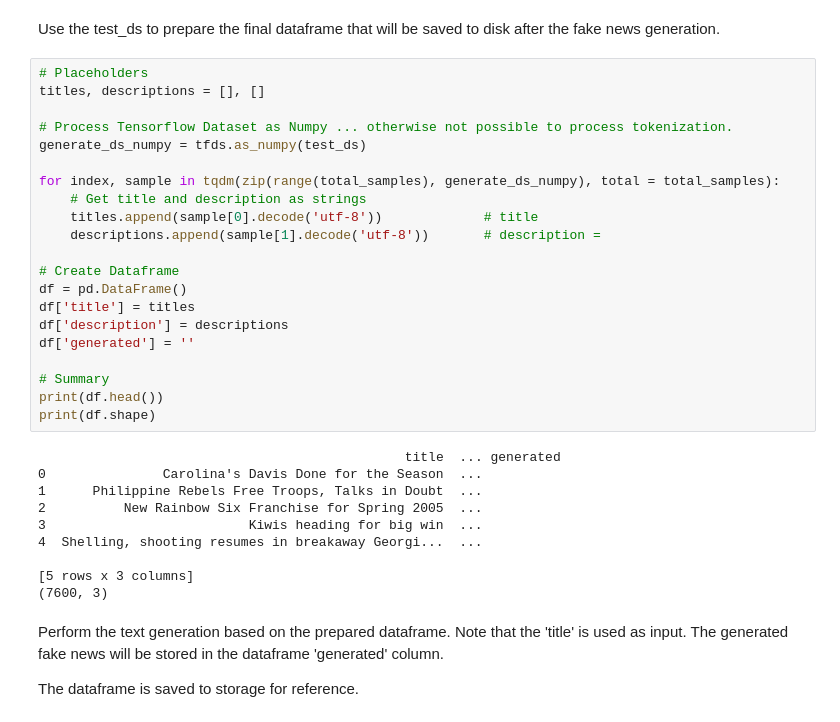
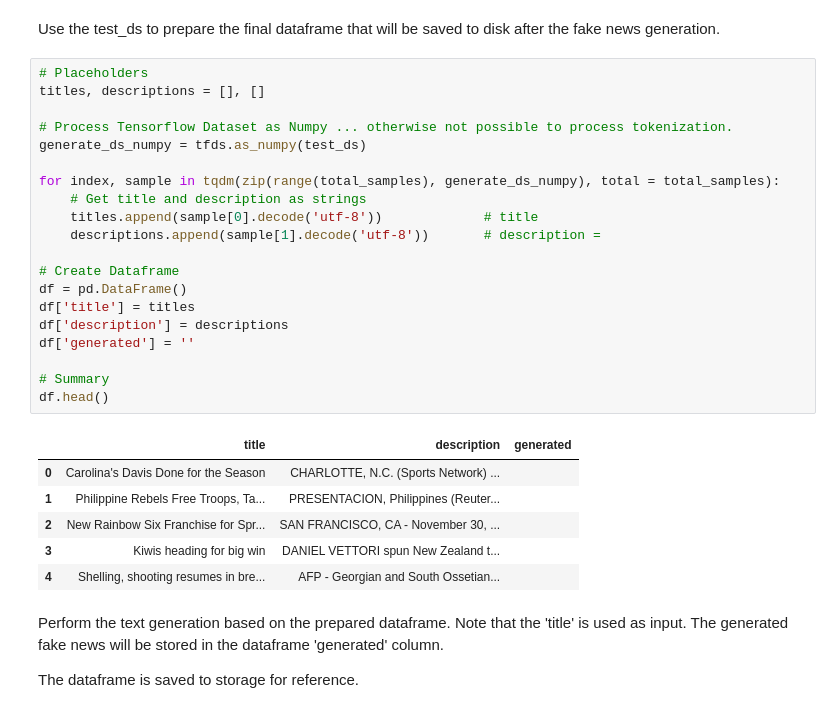
Before and after one commit to RobinSmits/FakeNews-Generator-And-Detector, a Jupyter notebook: FakeNews_Generator_And_Detector.ipynb, the cells around one changed output. Saved outputs shown, nothing was run; the diff lists cells and outputs as text.

```diff
--- a/FakeNews_Generator_And_Detector.ipynb
+++ b/FakeNews_Generator_And_Detector.ipynb
@@ -240,34 +240,30 @@ Use the test_ds to prepare the final dataframe that will be saved to disk after
 # %%
 # Placeholders
 titles, descriptions = [], []
 
 # Process Tensorflow Dataset as Numpy ... otherwise not possible to process tokenization.
 generate_ds_numpy = tfds.as_numpy(test_ds)
 
 for index, sample in tqdm(zip(range(total_samples), generate_ds_numpy), total = total_samples):
     # Get title and description as strings
     titles.append(sample[0].decode('utf-8'))             # title
     descriptions.append(sample[1].decode('utf-8'))       # description =
 
 # Create Dataframe
 df = pd.DataFrame()
 df['title'] = titles
 df['description'] = descriptions
 df['generated'] = ''
 
 # Summary
-print(df.head())
-print(df.shape)
+df.head()
 # %% [output]
-                                               title  ... generated
-0               Carolina's Davis Done for the Season  ...
-1      Philippine Rebels Free Troops, Talks in Doubt  ...
-2          New Rainbow Six Franchise for Spring 2005  ...
-3                          Kiwis heading for big win  ...
-4  Shelling, shooting resumes in breakaway Georgi...  ...
-
-[5 rows x 3 columns]
-(7600, 3)
+|  | title | description | generated |
+| 0 | Carolina's Davis Done for the Season | CHARLOTTE, N.C. (Sports Network) ... |  |
+| 1 | Philippine Rebels Free Troops, Ta... | PRESENTACION, Philippines (Reuter... |  |
+| 2 | New Rainbow Six Franchise for Spr... | SAN FRANCISCO, CA - November 30, ... |  |
+| 3 | Kiwis heading for big win | DANIEL VETTORI spun New Zealand t... |  |
+| 4 | Shelling, shooting resumes in bre... | AFP - Georgian and South Ossetian... |  |
 # %% [markdown]
 Perform the text generation based on the prepared dataframe. Note that the 'title' is used as input. The generated fake news will be stored in the dataframe 'generated' column.
 
```
Also changed, not shown: parts of 18 cells of this notebook.
